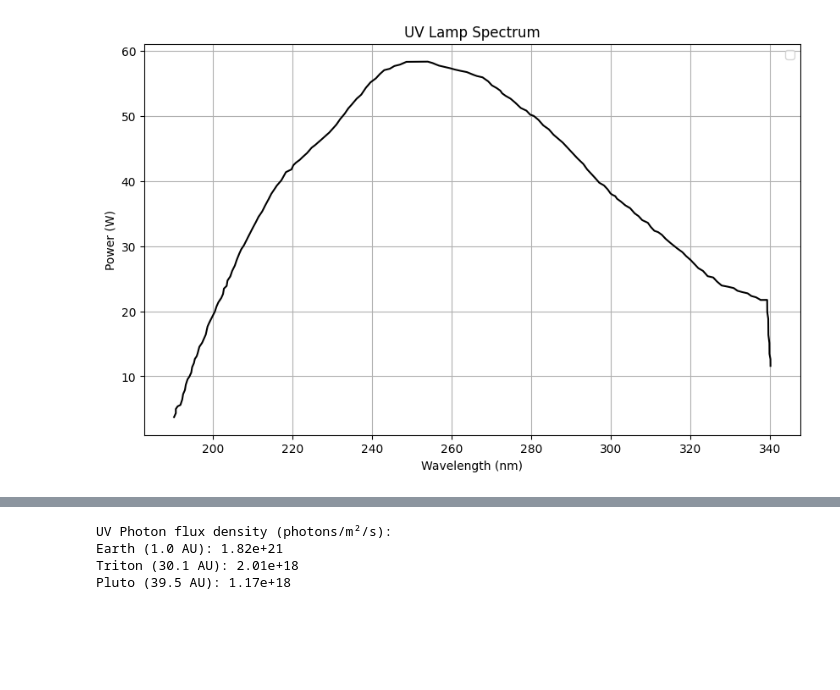
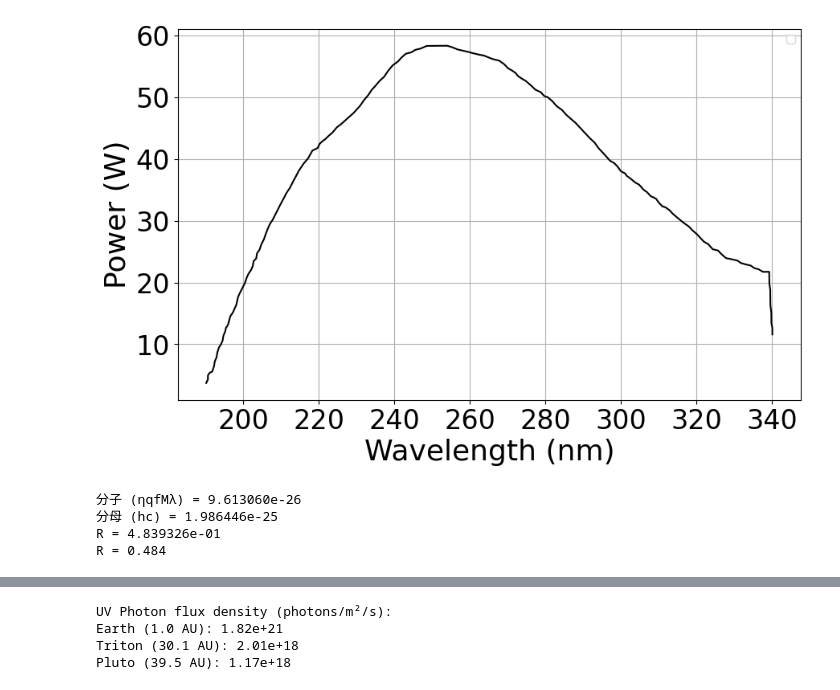
Before and after one commit to takamadaiki/Data-analysis-code-of-2D-FT-IR, a Jupyter notebook: UV_lamp_spectol.ipynb, the cells around one changed output, grey strips where cells are left out. Cells and saved outputs as stored; diff of their text form; code cells hidden in the pictures; blank space fills up the shorter version.

```diff
--- a/UV_lamp_spectol.ipynb
+++ b/UV_lamp_spectol.ipynb
@@ -1,25 +1,55 @@
 # %%
 import pandas as pd
 import matplotlib.pyplot as plt
 
 # Load CSV file
 df = pd.read_csv('UV_lamp_spectol.csv')
 
 # Create plot with black color
 plt.figure(figsize=(10, 6))
 plt.plot(df['189.72370096053697'], df[' 3.104064601576468'], color='black')
 
-# Set graph properties
-plt.xlabel('Wavelength (nm)')
-plt.ylabel('Power (W)')
-plt.title('UV Lamp Spectrum')
+# Set graph properties with larger font sizes
+plt.xlabel('Wavelength (nm)', fontsize=26)
+plt.ylabel('Power (W)', fontsize=26)
 plt.grid(True)
+
+# Make tick labels larger
+plt.xticks(fontsize=24)
+plt.yticks(fontsize=24)
+
 plt.legend()
 
 # Display the plot
 plt.show()
 # %% [output]
-[figure, old version]
+[figure, new version]
+# %%
+# 物理定数
+h = 6.62607015e-34  # プランク定数 [J·s]
+c = 2.99792458e8    # 光速 [m/s]
+q = 1.602176634e-19 # 素電荷 [C]
+
+# 与えられた値
+eta = 0.1           # η
+f = 0.1             # f
+M = 2               # M
+lambda_m = 30e-6    # λ [m] (30 μm)
+
+# R = ηqfMλ/hc の計算
+numerator = eta * q * f * M * lambda_m
+denominator = h * c
+R = numerator / denominator
+
+print(f"分子 (ηqfMλ) = {numerator:.6e}")
+print(f"分母 (hc) = {denominator:.6e}")
+print(f"R = {R:.6e}")
+print(f"R = {R:.3f}")
+# %% [output]
+分子 (ηqfMλ) = 9.613060e-26
+分母 (hc) = 1.986446e-25
+R = 4.839326e-01
+R = 0.484
 # %%
 import numpy as np
 import matplotlib.pyplot as plt
```
Also changed, not shown: 1 other file.
